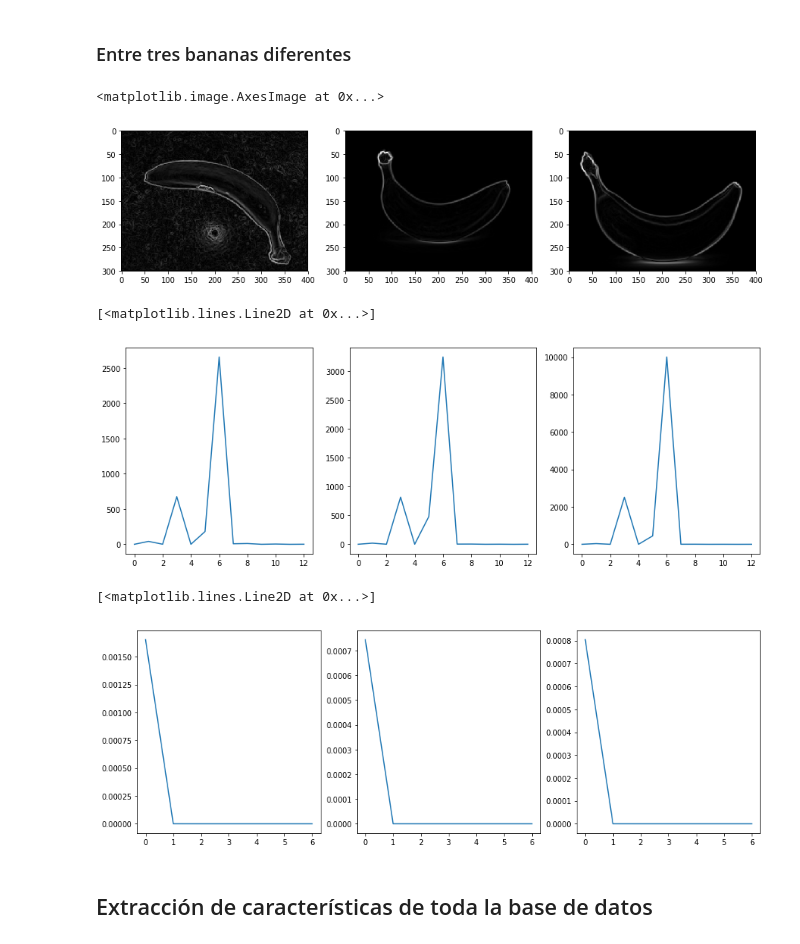
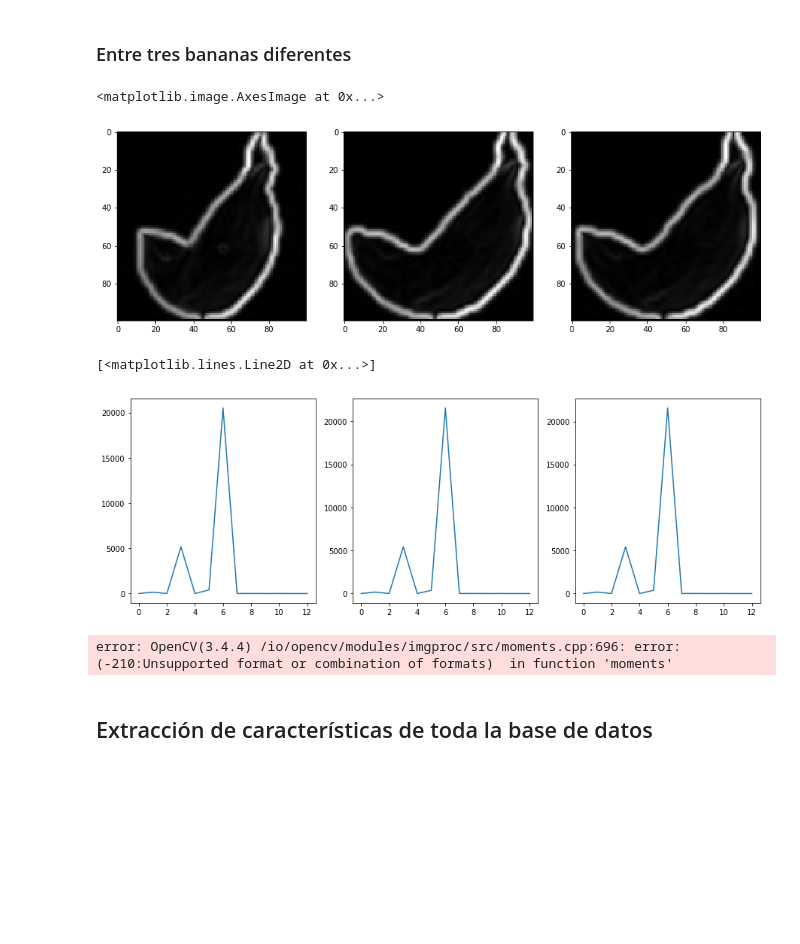
Before and after one commit to gonzafernan/fruit-classifier, a Jupyter notebook: 05-data.ipynb, the cells around one changed output. Saved outputs shown, nothing was run; the diff lists cells and outputs as text; code cells hidden in the pictures; blank space fills up the shorter version.

```diff
--- a/05-data.ipynb
+++ b/05-data.ipynb
@@ -33,8 +40,11 @@ def normSize(image, size=(tuple((100, 100)))):
 # %% [markdown]
 * Filtración:
 # %%
-def imgClean(image, sigma=1):
-    clean = filters.gaussian(image, sigma)
+def imgClean(image, sigma=1, mode='cv'):
+    if (mode == 'cv'):
+        clean = cv2.GaussianBlur(image,(3,3),0)
+    else:
+        clean = filters.gaussian(image, sigma)
     return clean
 
 def imgEdge(image, sigma=1):
@@ -199,31 +216,34 @@ ax2.plot(o_fhm)
 # %%
 b1 = banana[8]
 b1 = normSize(b1)
 b1 = img2grey(b1, mode='cv')
-#b1 = imgClean(b1)
+b1 = imgClean(b1, mode='cv')
+#b1 = float2int(b1)
 
 b2 = banana[2]
 b2 = normSize(b2)
 b2 = img2grey(b2, mode='cv')
-#b2 = imgClean(b2)
+b2 = imgClean(b2, mode='cv')
+#b2 = float2int(b2)
 
 b3 = banana[3]
 b3 = normSize(b3)
 b3 = img2grey(b3, mode='cv')
-#b3 = imgClean(b3)
+b3 = imgClean(b3, mode='cv')
+#b3 = float2int(b3)
 
 bc1 = imgEdge(b1)
 bc2 = imgEdge(b2)
 bc3 = imgEdge(b3)
 
 f, (ax0, ax1, ax2) = plt.subplots(1, 3, figsize=(15, 15))
 
 ax0.imshow(bc1)
 ax1.imshow(bc2)
 ax2.imshow(bc3)
 # %% [output]
 <matplotlib.image.AxesImage at 0x...>
-[figure, old version]
+[figure, new version]
 # %%
 b1_fht = haralick(b1)
 b2_fht = haralick(b2)
@@ -236,7 +256,7 @@ ax1.plot(b2_fht)
 ax2.plot(b3_fht)
 # %% [output]
 [<matplotlib.lines.Line2D at 0x...>]
-[figure, old version]
+[figure, new version]
 # %%
 b1_fht = hu_moments(b1)
 b2_fht = hu_moments(b2)
@@ -248,8 +268,7 @@ ax0.plot(b1_fht)
 ax1.plot(b2_fht)
 ax2.plot(b3_fht)
 # %% [output]
-[<matplotlib.lines.Line2D at 0x...>]
+error: OpenCV(3.4.4) /io/opencv/modules/imgproc/src/moments.cpp:696: error: (-210:Unsupported format or combination of formats)  in function 'moments'
-[figure, removed]
 # %% [markdown]
 ## Extracción de características de toda la base de datos
 # %%
```
Also changed, not shown: parts of 4 cells of this notebook, 7 other files.
